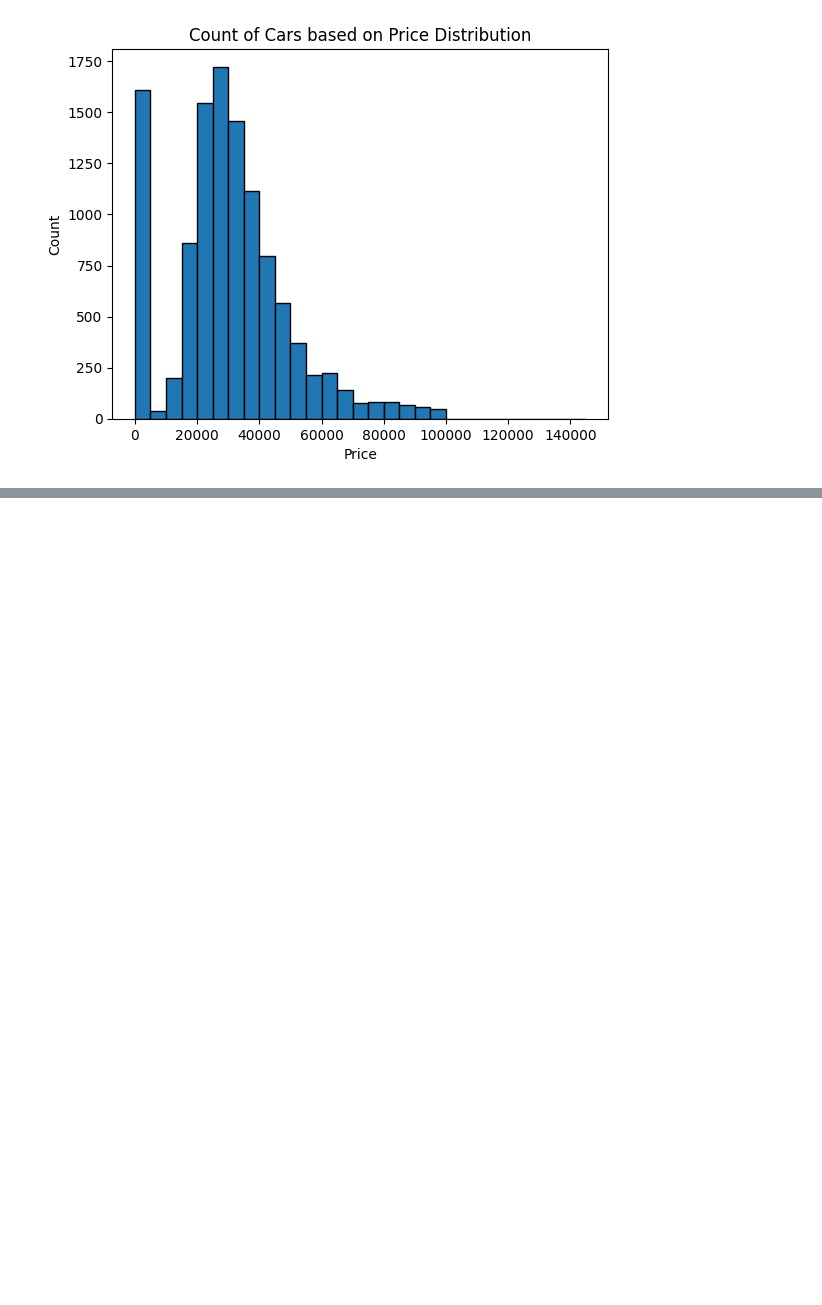
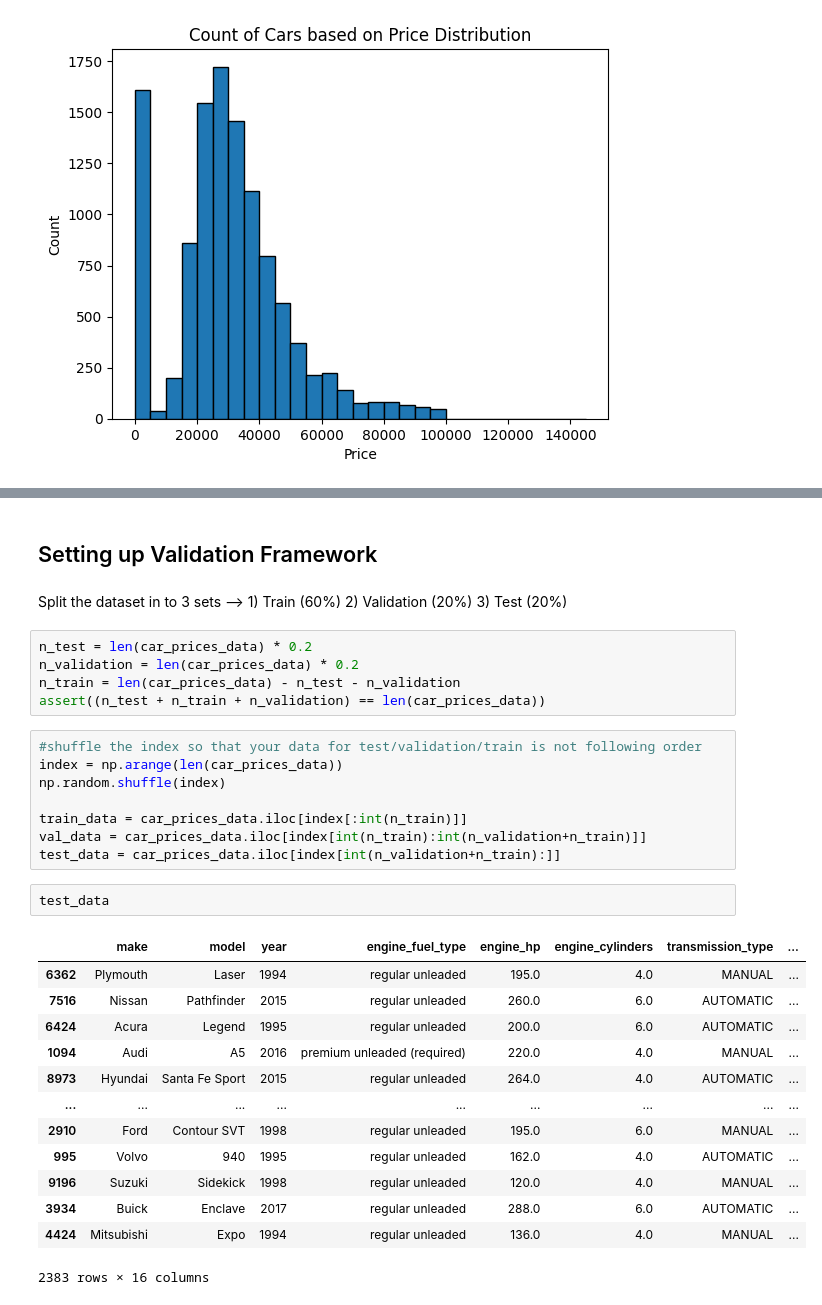
Before and after one commit to venren/EDX_Introduction_DataScience_Python, a Jupyter notebook: week-2-linear-regression/EDA.ipynb, the cells around one changed output, grey strips where cells are left out. Drawn from its saved outputs; the diff is of its cells as text; blank space fills up the shorter version.

```diff
--- a/week-2-linear-regression/EDA.ipynb
+++ b/week-2-linear-regression/EDA.ipynb
@@ -86,0 +133,33 @@ plt.show()
+# %% [markdown]
+## Setting up Validation Framework
+# %% [markdown]
+Split the dataset in to 3 sets --> 1) Train (60%) 2) Validation (20%) 3) Test (20%)
+# %%
+n_test = len(car_prices_data) * 0.2
+n_validation = len(car_prices_data) * 0.2
+n_train = len(car_prices_data) - n_test - n_validation
+assert((n_test + n_train + n_validation) == len(car_prices_data))
+# %%
+#shuffle the index so that your data for test/validation/train is not following order
+index = np.arange(len(car_prices_data))
+np.random.shuffle(index)
+
+train_data = car_prices_data.iloc[index[:int(n_train)]]
+val_data = car_prices_data.iloc[index[int(n_train):int(n_validation+n_train)]]
+test_data = car_prices_data.iloc[index[int(n_validation+n_train):]]
+# %%
+test_data
+# %% [output]
+|  | make | model | year | engine_fuel_type | engine_hp | engine_cylinders | transmission_type | ... |
+| 6362 | Plymouth | Laser | 1994 | regular unleaded | 195.0 | 4.0 | MANUAL | ... |
+| 7516 | Nissan | Pathfinder | 2015 | regular unleaded | 260.0 | 6.0 | AUTOMATIC | ... |
+| 6424 | Acura | Legend | 1995 | regular unleaded | 200.0 | 6.0 | AUTOMATIC | ... |
+| 1094 | Audi | A5 | 2016 | premium unleaded (required) | 220.0 | 4.0 | MANUAL | ... |
+| 8973 | Hyundai | Santa Fe Sport | 2015 | regular unleaded | 264.0 | 4.0 | AUTOMATIC | ... |
+| ... | ... | ... | ... | ... | ... | ... | ... | ... |
+| 2910 | Ford | Contour SVT | 1998 | regular unleaded | 195.0 | 6.0 | MANUAL | ... |
+| 995 | Volvo | 940 | 1995 | regular unleaded | 162.0 | 4.0 | AUTOMATIC | ... |
+| 9196 | Suzuki | Sidekick | 1998 | regular unleaded | 120.0 | 4.0 | MANUAL | ... |
+| 3934 | Buick | Enclave | 2017 | regular unleaded | 288.0 | 6.0 | AUTOMATIC | ... |
+| 4424 | Mitsubishi | Expo | 1994 | regular unleaded | 136.0 | 4.0 | MANUAL | ... |
+2383 rows × 16 columns
```
Also changed, not shown: parts of 3 cells of this notebook.
